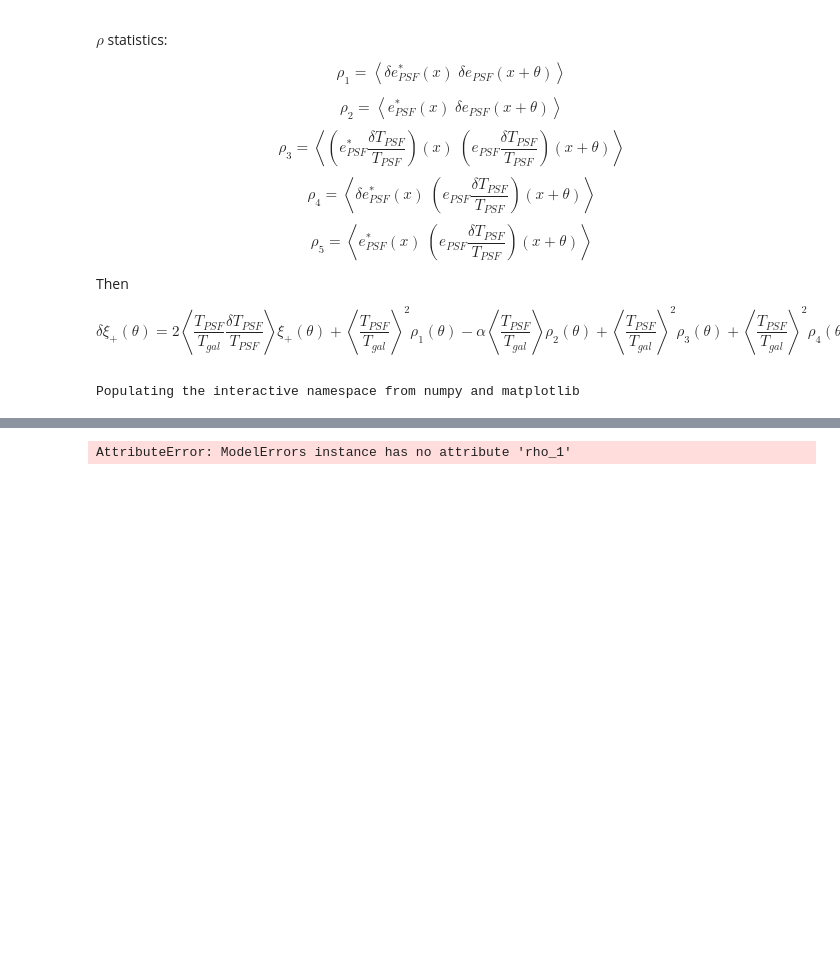
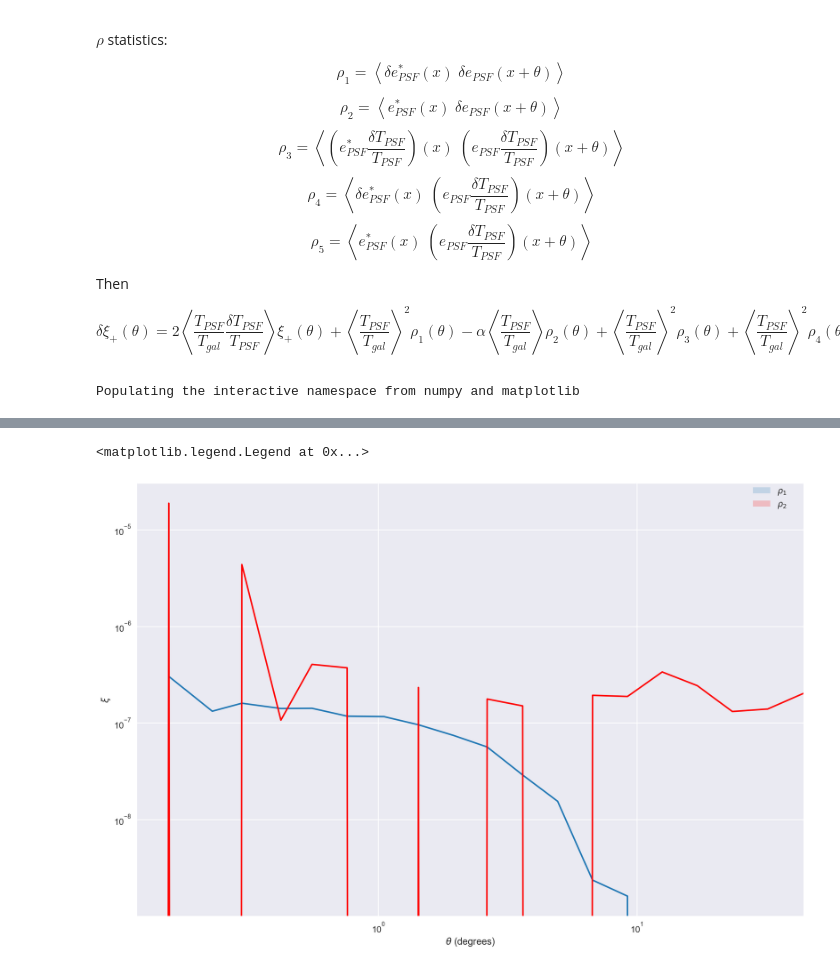
Before and after one commit to hsnee/lsstpsf, a Jupyter notebook: best_case.ipynb, the cells around one changed output, grey strips where cells are left out. Saved outputs shown, nothing was run; the diff lists cells and outputs as text; code cells hidden in the pictures; blank space fills up the shorter version.

```diff
--- a/best_case.ipynb
+++ b/best_case.ipynb
@@ -370,11 +387,12 @@ UnboundLocalError: local variable 'psfe2' referenced before assignment
 # %%
 seaborn.timeseries._plot_std_bars = _plot_std_bars
-sns.tsplot(y1.rho_1,y1.r)#,err_style='std_bars')
-sns.tsplot(y1.rho_2,y1.r,color='r')#,err_style='std_bars')
+sns.tsplot(y1.rho1,y1.r)#,err_style='std_bars')
+sns.tsplot(y1.rho2,y1.r,color='r')#,err_style='std_bars')
 plt.xlabel(r'$\theta$ (degrees)')
 plt.ylabel(r'$\xi$')
 plt.xscale('log')
 plt.yscale('log')
 plt.legend([r'$\rho_1$',r'$\rho_2$'],bbox_to_anchor=(0.98, 1), loc='upper right', borderaxespad=0.)
 # %% [output]
-AttributeError: ModelErrors instance has no attribute 'rho_1'
+<matplotlib.legend.Legend at 0x...>
+[figure, added]
```
Also changed, not shown: parts of 17 cells of this notebook.
